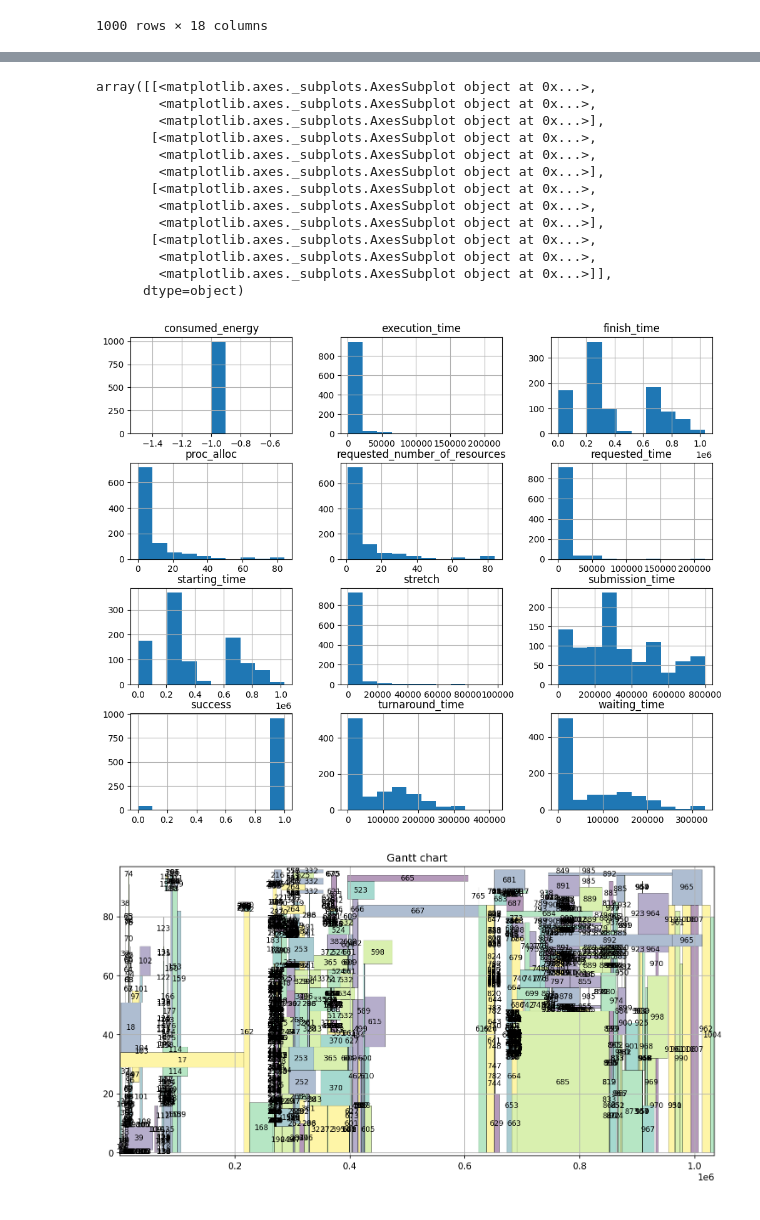
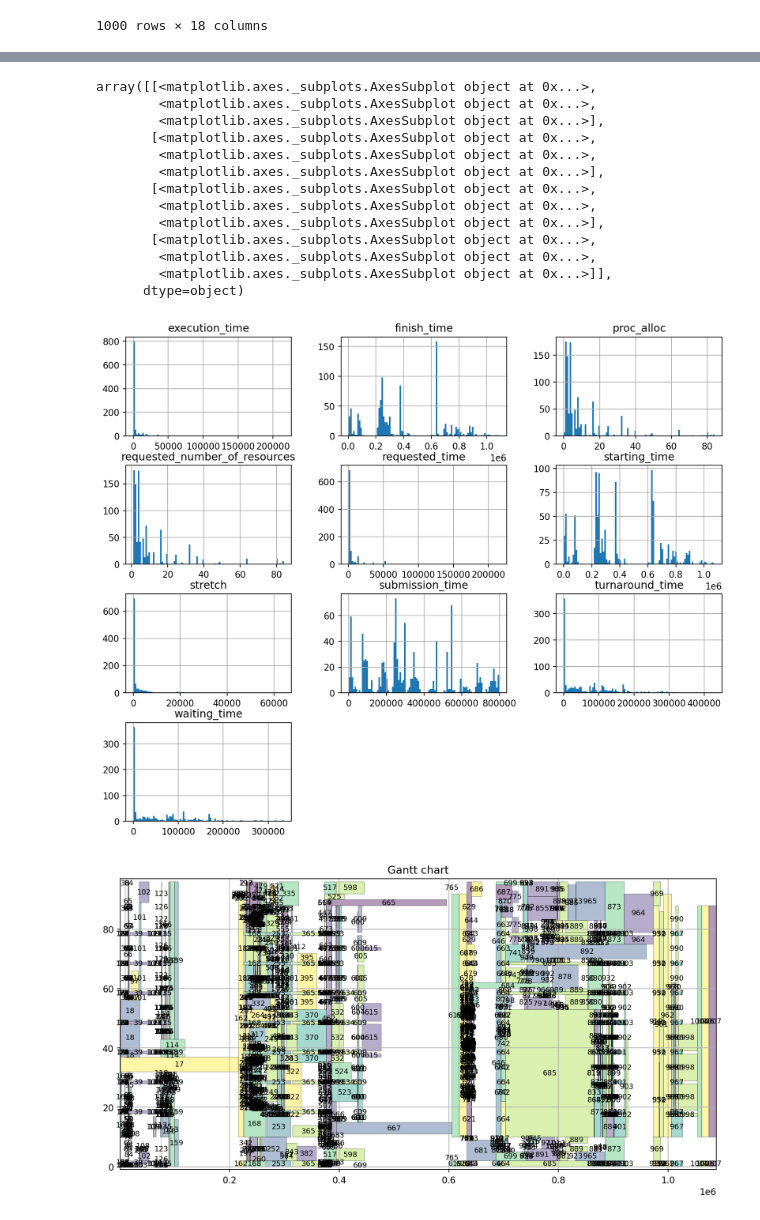
Before and after one commit to jankopanski/Burst-Buffer-Scheduling, a Jupyter notebook: analysis/SingleOutput.ipynb, the cells around one changed output, grey strips where cells are left out. Saved outputs shown, nothing was run; the diff lists cells and outputs as text; code cells hidden in the pictures.

```diff
--- a/analysis/SingleOutput.ipynb
+++ b/analysis/SingleOutput.ipynb
@@ -35,6 +35,7 @@ schedule.T
 | time_unavailable | 0 |
 # %%
 js = JobSet.from_csv('../output/' + input_location + '_jobs.csv')
+js.df.drop(['consumed_energy', 'metadata'], axis=1, inplace=True)
 df = js.df.sort_values(by=['submission_time'])
 df
 # %% [output]
@@ -66,7 +67,7 @@ js.df.describe()
 # %%
-matplotlib.rcParams['figure.dpi']= 100
-df = js.df.drop('metadata', axis=1)
-df.hist(figsize=(12, 10))
+matplotlib.rcParams['figure.dpi']= 170
+df = js.df.drop(['success'], axis=1)
+df.hist(figsize=(12, 10), bins=100)
 # %% [output]
 array([[<matplotlib.axes._subplots.AxesSubplot object at 0x...>,
         <matplotlib.axes._subplots.AxesSubplot object at 0x...>,
@@ -81,12 +82,12 @@ array([[<matplotlib.axes._subplots.AxesSubplot object at 0x...>,
         <matplotlib.axes._subplots.AxesSubplot object at 0x...>,
         <matplotlib.axes._subplots.AxesSubplot object at 0x...>]],
       dtype=object)
-[figure, old version]
+[figure, new version]
 # %%
 matplotlib.rcParams['figure.figsize'] = 12, 6
-matplotlib.rcParams['figure.dpi']= 150
+matplotlib.rcParams['figure.dpi']= 170
 js.gantt()
 # %% [output]
-[figure, old version]
+[figure, new version]
 # %%
 matplotlib.rcParams['figure.figsize'] = 12, 10
```
Also changed, not shown: parts of 3 cells of this notebook, 11 other files.
